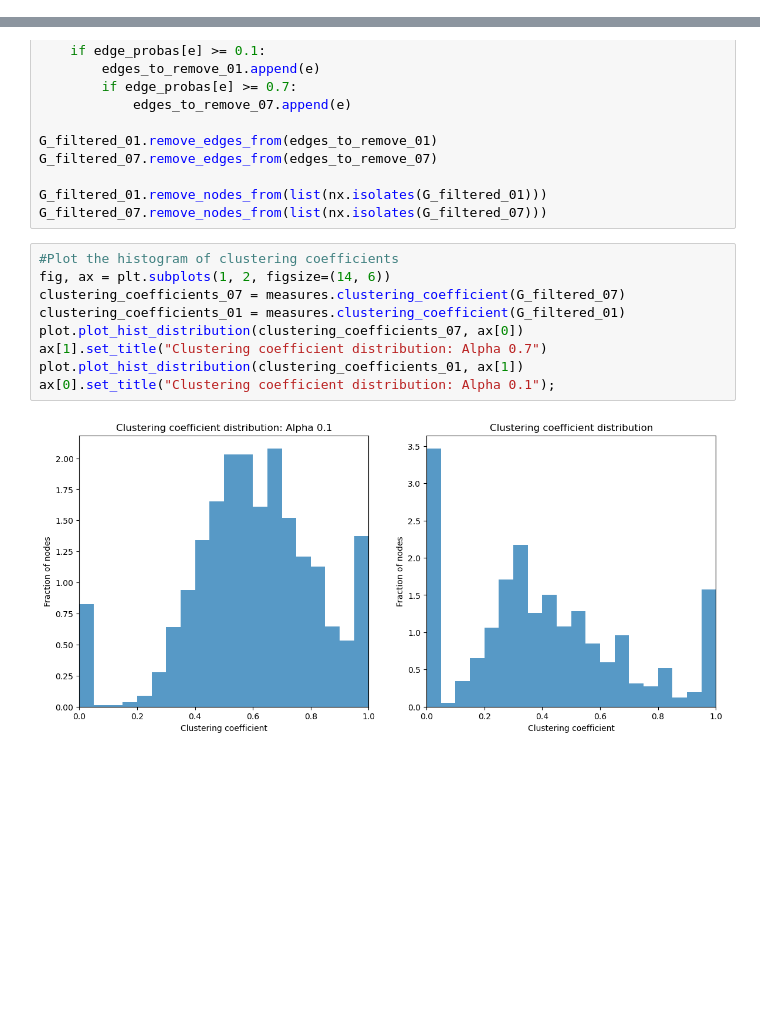
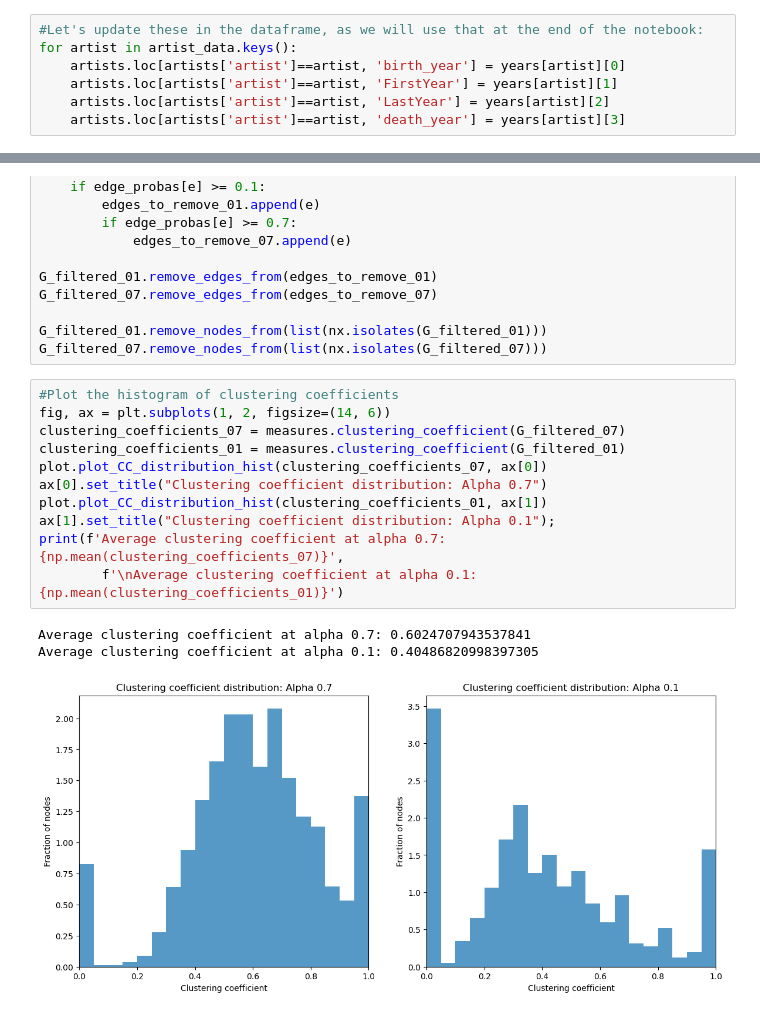
Before and after one commit to me9hanics/painter-network-exploration, a Jupyter notebook: painter_networks.ipynb, the cells around one changed output, grey strips where cells are left out. Saved outputs shown, nothing was run; the diff lists cells and outputs as text; blank space fills up the shorter version.

Commit message:
add new methods (measures, plots), add macroscopic analysis

```diff
--- a/painter_networks.ipynb
+++ b/painter_networks.ipynb
@@ -124 +130,8 @@ An example: O. Louis Guglielmi [1906.0, 1931.0, 1955.0, 1956.0] ['American', 'Eg
+# %%
+#Let's update these in the dataframe, as we will use that at the end of the notebook:
+for artist in artist_data.keys():
+    artists.loc[artists['artist']==artist, 'birth_year'] = years[artist][0]
+    artists.loc[artists['artist']==artist, 'FirstYear'] = years[artist][1]
+    artists.loc[artists['artist']==artist, 'LastYear'] = years[artist][2]
+    artists.loc[artists['artist']==artist, 'death_year'] = years[artist][3]
 # %% [markdown]
@@ -532,11 +556,15 @@ G_filtered_07.remove_nodes_from(list(nx.isolates(G_filtered_07)))
 # %%
 #Plot the histogram of clustering coefficients
 fig, ax = plt.subplots(1, 2, figsize=(14, 6))
 clustering_coefficients_07 = measures.clustering_coefficient(G_filtered_07)
 clustering_coefficients_01 = measures.clustering_coefficient(G_filtered_01)
-plot.plot_hist_distribution(clustering_coefficients_07, ax[0])
-ax[1].set_title("Clustering coefficient distribution: Alpha 0.7")
-plot.plot_hist_distribution(clustering_coefficients_01, ax[1])
-ax[0].set_title("Clustering coefficient distribution: Alpha 0.1");
+plot.plot_CC_distribution_hist(clustering_coefficients_07, ax[0])
+ax[0].set_title("Clustering coefficient distribution: Alpha 0.7")
+plot.plot_CC_distribution_hist(clustering_coefficients_01, ax[1])
+ax[1].set_title("Clustering coefficient distribution: Alpha 0.1");
+print(f'Average clustering coefficient at alpha 0.7: {np.mean(clustering_coefficients_07)}',
+        f'\nAverage clustering coefficient at alpha 0.1: {np.mean(clustering_coefficients_01)}')
 # %% [output]
+Average clustering coefficient at alpha 0.7: 0.6024707943537841
+Average clustering coefficient at alpha 0.1: 0.40486820998397305
-[figure, old version]
+[figure, new version]
```
Also changed, not shown: parts of 52 cells of this notebook, 2 other files.
